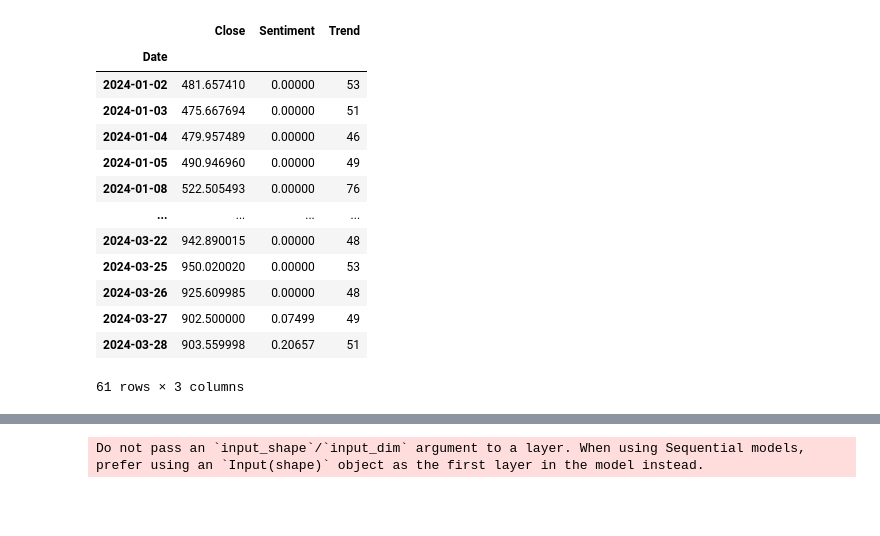
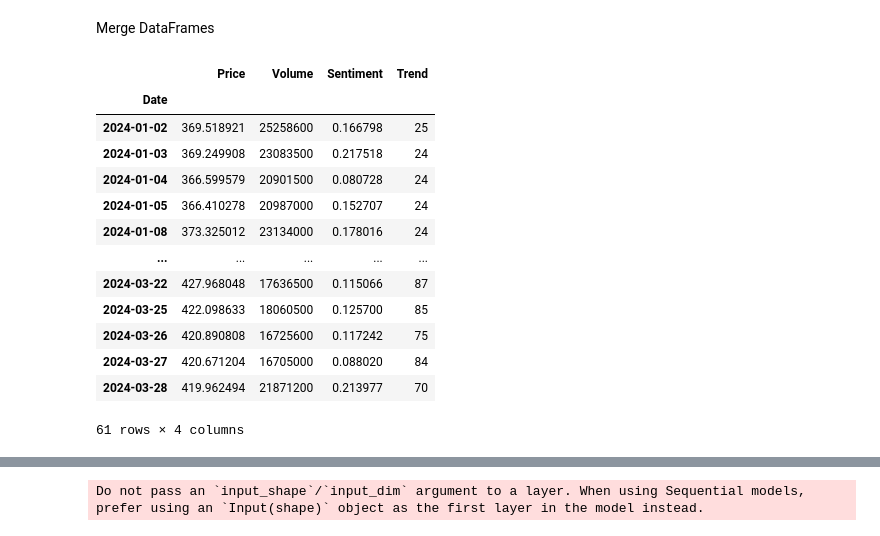
Before and after one commit to RazvanAndreiMoga/YTIC25-Stock-Price-Prediction, a Jupyter notebook: stock_sentiment_analysis_nltk.ipynb, the cells around one changed output, grey strips where cells are left out. Saved outputs shown, nothing was run; the diff lists cells and outputs as text; code cells hidden in the pictures; blank space fills up the shorter version.

```diff
--- a/stock_sentiment_analysis_nltk.ipynb
+++ b/stock_sentiment_analysis_nltk.ipynb
@@ -26,3 +32,5 @@ from keras.layers import Dense
 import numpy as np
 import plotly.express as px
 import alpha_vantage
+# %%
+ticker = 'ADM'
@@ -54,4 +61,4 @@ res.to_csv('nvda_daily.csv',header=True)
 # %%
-nvda_daily = res
-fig = px.line(nvda_daily, y=['NVDA_unscaled'], title='Keyword Web Search Interest Over Time')
+ticker_daily = data
+fig = px.line(ticker_daily, y=[ticker + '_unscaled'], title='Keyword Web Search Interest Over Time')
 fig.show()
@@ -77,7 +97,11 @@ display(df)
 # %%
+df = pd.read_csv('input/' + ticker + '_data.csv')
 vader = SentimentIntensityAnalyzer()
 
 f = lambda title: vader.polarity_scores(title)['compound']
 df['compound'] = df.iloc[:,2].apply(f)
 
 df['date'] = pd.to_datetime(df['datetime'], unit='s').dt.strftime('%Y-%m-%d')
+df = df.drop(columns=['datetime'])
+df_filtered = df[['related', 'date', 'compound']]
+df_grouped = df_filtered.groupby('date', as_index=False).agg({'related': 'first', 'compound': 'mean'})
@@ -126,33 +119,38 @@ plt.show()
 # %%
 # Get stock financial data
-NVDA = yf.Ticker("NVDA")
-NVDA = NVDA.history(start='2024-01-01',end='2024-03-31')
-nvda = NVDA[['Close', 'Volume']]
-nvda.index = nvda.index.tz_localize(None)
+hist = yf.Ticker(ticker).history(start='2024-01-01',end='2024-03-31')[['Close', 'Volume']]
+hist.index = hist.index.tz_localize(None)
 sentiment_transposed = mean_df.T
 sentiment_transposed.index = pd.to_datetime(sentiment_transposed.index)
+# %% [markdown]
+Merge DataFrames
 # %%
+# Aligning date formats and ensuring indexes are consistent
+hist.index = pd.to_datetime(hist.index)
+sentiment_transposed.index = pd.to_datetime(sentiment_transposed.index)
+ticker_daily.index = pd.to_datetime(ticker_daily.index)
+
 # Merge DataFrames
-merged_df = pd.merge(nvda, sentiment_transposed[['NVDA']], left_index=True, right_index=True, how='left')
-merged_df = pd.merge(merged_df, nvda_daily[['NVDA_unscaled']], left_index=True, right_index=True, how='left')
-merged_df = merged_df.rename(columns={'NVDA': 'Sentiment'})
-merged_df = merged_df.rename(columns={'NVDA_unscaled': 'Trend'})
+merged_df = pd.merge(hist, sentiment_transposed[[ticker]], left_index=True, right_index=True, how='left')
+merged_df = pd.merge(merged_df, ticker_daily[[ticker + '_unscaled']], left_index=True, right_index=True, how='left')
+merged_df = merged_df.rename(columns={'Close': 'Price'})
+merged_df = merged_df.rename(columns={ticker: 'Sentiment'})
+merged_df = merged_df.rename(columns={ticker + '_unscaled': 'Trend'})
 merged_df['Sentiment'] = merged_df['Sentiment'].fillna(0)
 merged_df['Trend'] = merged_df['Trend'].fillna(0)
-merged_df=merged_df[['Close','Sentiment','Trend']]
 display(merged_df)
 # %% [output]
-|  | Close | Sentiment | Trend |
-| Date |  |  |  |
-| 2024-01-02 | 481.657410 | 0.00000 | 53 |
-| 2024-01-03 | 475.667694 | 0.00000 | 51 |
-| 2024-01-04 | 479.957489 | 0.00000 | 46 |
-| 2024-01-05 | 490.946960 | 0.00000 | 49 |
-| 2024-01-08 | 522.505493 | 0.00000 | 76 |
-| ... | ... | ... | ... |
-| 2024-03-22 | 942.890015 | 0.00000 | 48 |
-| 2024-03-25 | 950.020020 | 0.00000 | 53 |
-| 2024-03-26 | 925.609985 | 0.00000 | 48 |
-| 2024-03-27 | 902.500000 | 0.07499 | 49 |
-| 2024-03-28 | 903.559998 | 0.20657 | 51 |
+|  | Price | Volume | Sentiment | Trend |
+| Date |  |  |  |  |
+| 2024-01-02 | 369.518921 | 25258600 | 0.166798 | 25 |
+| 2024-01-03 | 369.249908 | 23083500 | 0.217518 | 24 |
+| 2024-01-04 | 366.599579 | 20901500 | 0.080728 | 24 |
+| 2024-01-05 | 366.410278 | 20987000 | 0.152707 | 24 |
+| 2024-01-08 | 373.325012 | 23134000 | 0.178016 | 24 |
+| ... | ... | ... | ... | ... |
+| 2024-03-22 | 427.968048 | 17636500 | 0.115066 | 87 |
+| 2024-03-25 | 422.098633 | 18060500 | 0.125700 | 85 |
+| 2024-03-26 | 420.890808 | 16725600 | 0.117242 | 75 |
+| 2024-03-27 | 420.671204 | 16705000 | 0.088020 | 84 |
+| 2024-03-28 | 419.962494 | 21871200 | 0.213977 | 70 |
-61 rows × 3 columns
+61 rows × 4 columns
```
Also changed, not shown: parts of 21 cells of this notebook, 10 other files.
